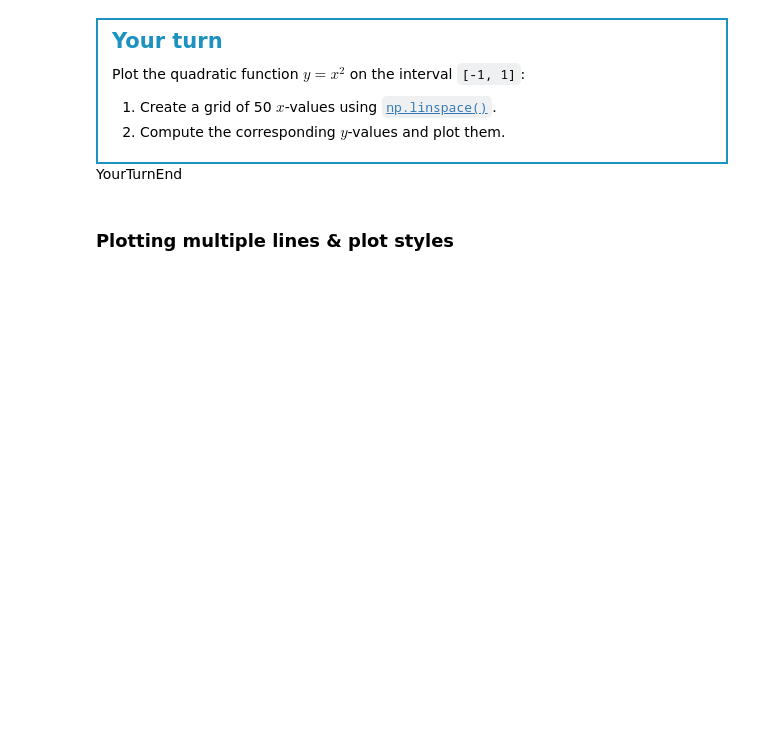
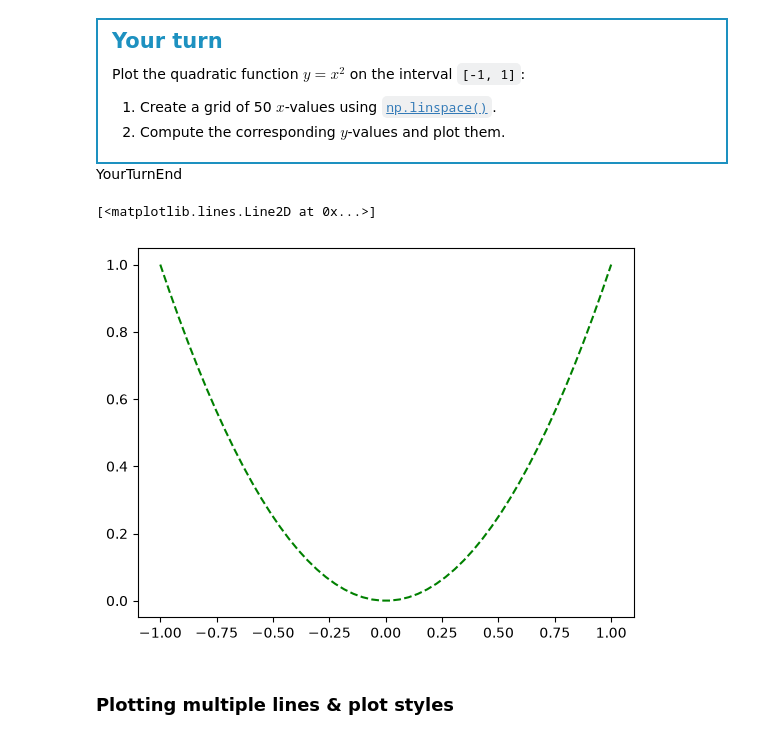
Before and after one commit to mariushemp/TECH2-H26, a Jupyter notebook: lectures/lecture3/lecture3-MHP.ipynb, the cells around one changed output. Cells and saved outputs as stored; diff of their text form; code cells hidden in the pictures; blank space fills up the shorter version.

```diff
--- a/lectures/lecture3/lecture3-MHP.ipynb
+++ b/lectures/lecture3/lecture3-MHP.ipynb
@@ -38,7 +38,10 @@ import numpy as np
 # %%
 x = np.linspace(-1,1,50)
 y = x**2.0
-plt.pl
+plt.plot(x,y, color = 'green', ls = '--')
+# %% [output]
+[<matplotlib.lines.Line2D at 0x...>]
+[figure, added]
 # %% [markdown]
 ### Plotting multiple lines & plot styles
 # %% [markdown]
```
Also changed, not shown: parts of 12 cells of this notebook.
